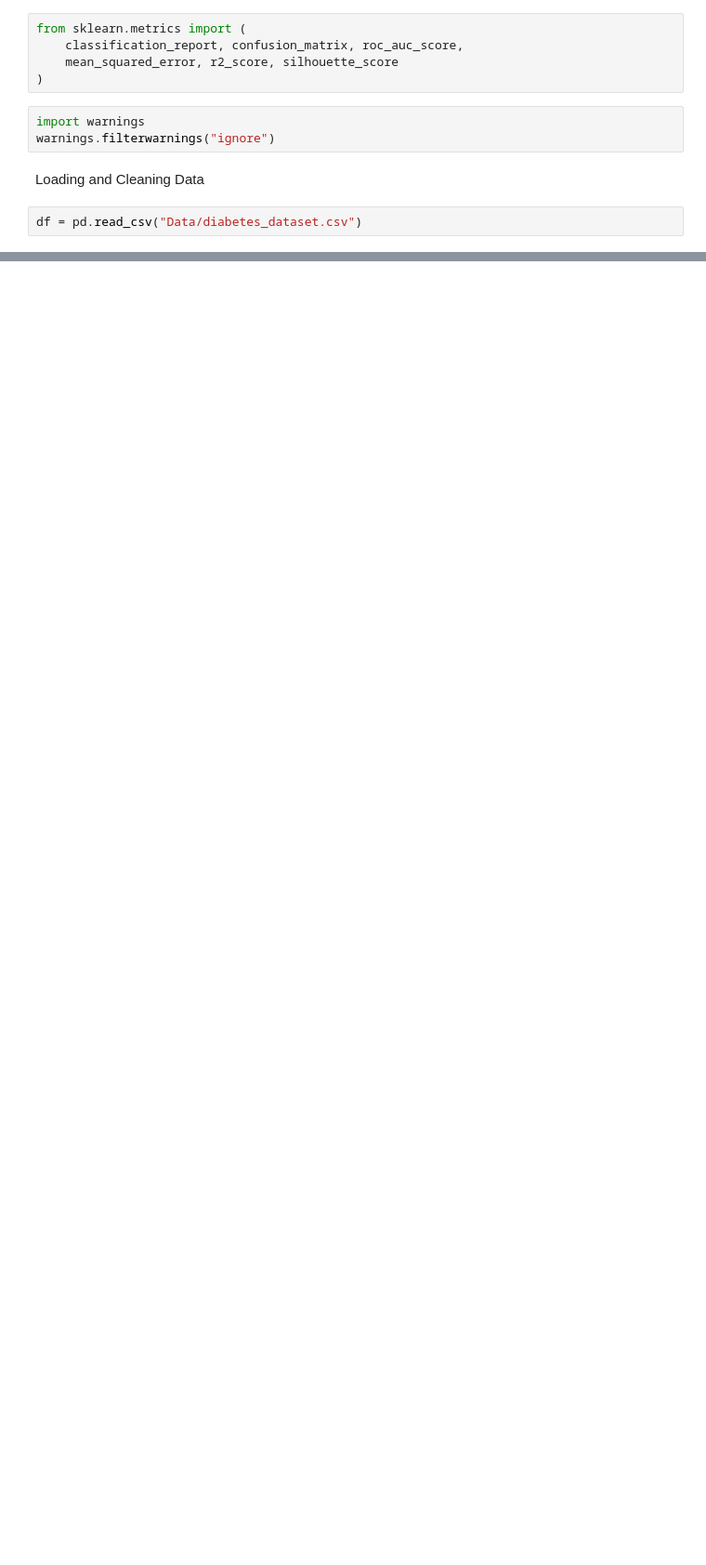
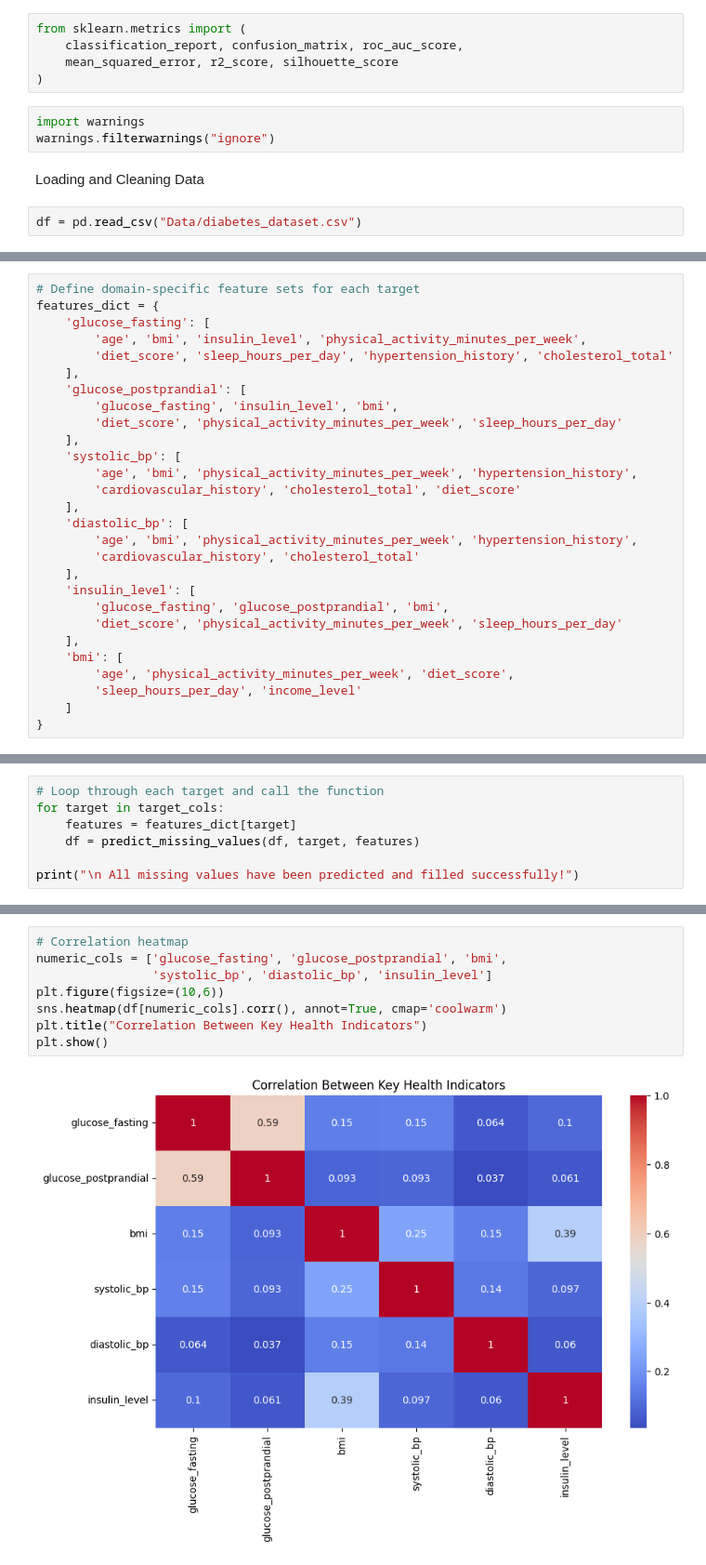
Before and after one commit to Avneetkaur13052005/Diabetes_project, a Jupyter notebook: Diabetes ML Project.ipynb, the cells around one changed output, grey strips where cells are left out. Shown at 93% size. Drawn from its saved outputs; the diff is of its cells as text; blank space fills up the shorter version.

```diff
--- a/Diabetes ML Project.ipynb
+++ b/Diabetes ML Project.ipynb
@@ -30,0 +38,28 @@ df[cols_with_zero] = df[cols_with_zero].replace(0, np.nan)
+# %%
+# Define domain-specific feature sets for each target
+features_dict = {
+    'glucose_fasting': [
+        'age', 'bmi', 'insulin_level', 'physical_activity_minutes_per_week',
+        'diet_score', 'sleep_hours_per_day', 'hypertension_history', 'cholesterol_total'
+    ],
+    'glucose_postprandial': [
+        'glucose_fasting', 'insulin_level', 'bmi',
+        'diet_score', 'physical_activity_minutes_per_week', 'sleep_hours_per_day'
+    ],
+    'systolic_bp': [
+        'age', 'bmi', 'physical_activity_minutes_per_week', 'hypertension_history',
+        'cardiovascular_history', 'cholesterol_total', 'diet_score'
+    ],
+    'diastolic_bp': [
+        'age', 'bmi', 'physical_activity_minutes_per_week', 'hypertension_history',
+        'cardiovascular_history', 'cholesterol_total'
+    ],
+    'insulin_level': [
+        'glucose_fasting', 'glucose_postprandial', 'bmi',
+        'diet_score', 'physical_activity_minutes_per_week', 'sleep_hours_per_day'
+    ],
+    'bmi': [
+        'age', 'physical_activity_minutes_per_week', 'diet_score',
+        'sleep_hours_per_day', 'income_level'
+    ]
+}
@@ -30,0 +104,7 @@ df[cols_with_zero] = df[cols_with_zero].replace(0, np.nan)
+# %%
+# Loop through each target and call the function
+for target in target_cols:
+    features = features_dict[target]
+    df = predict_missing_values(df, target, features)
+
+print("\n All missing values have been predicted and filled successfully!")
@@ -30,0 +176,10 @@ df[cols_with_zero] = df[cols_with_zero].replace(0, np.nan)
+# %%
+# Correlation heatmap
+numeric_cols = ['glucose_fasting', 'glucose_postprandial', 'bmi',
+                'systolic_bp', 'diastolic_bp', 'insulin_level']
+plt.figure(figsize=(10,6))
+sns.heatmap(df[numeric_cols].corr(), annot=True, cmap='coolwarm')
+plt.title("Correlation Between Key Health Indicators")
+plt.show()
+# %% [output]
+[figure, added]
```
Also changed, not shown: parts of 21 cells of this notebook.
